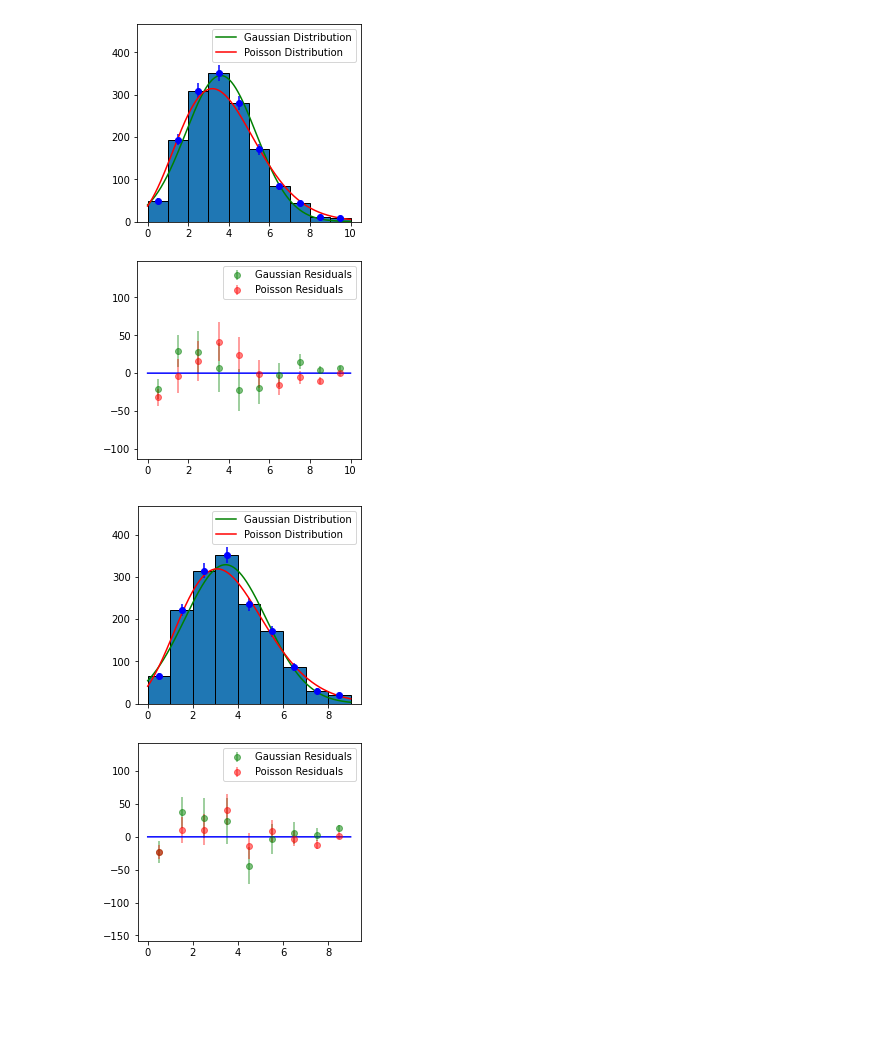
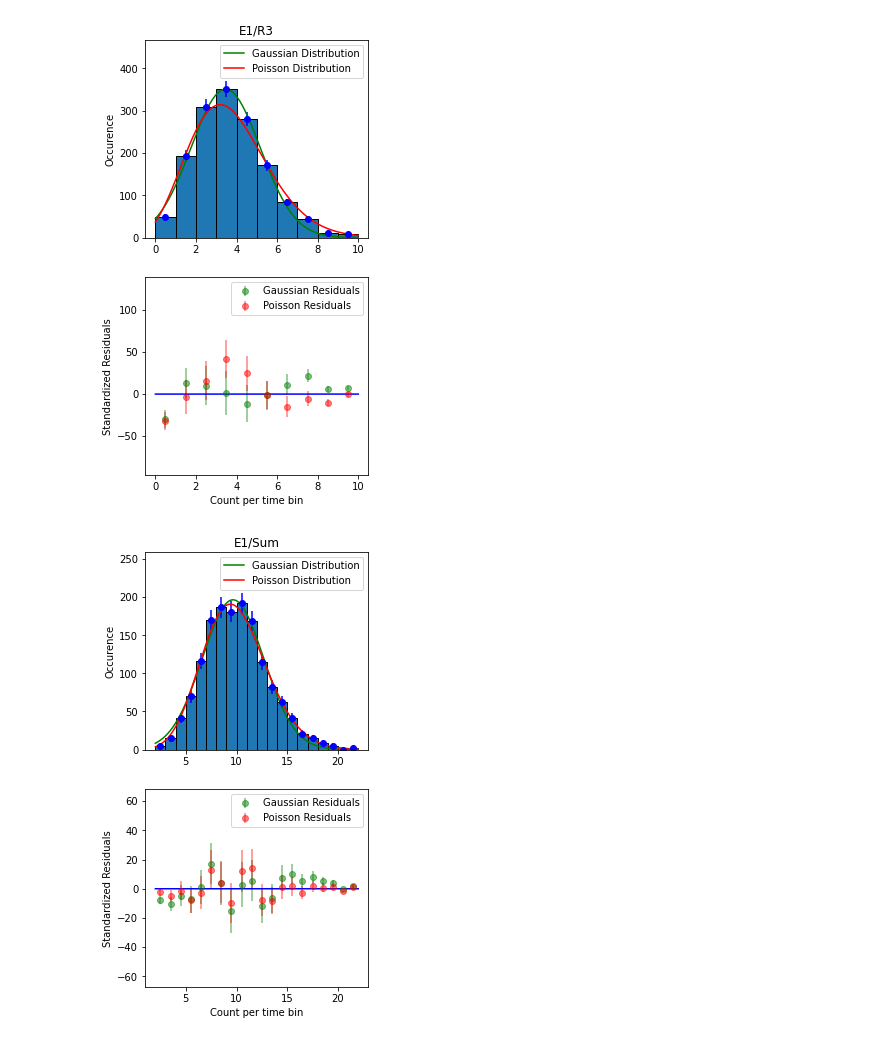
Before and after one commit to 3FI/PHYS-258, a Jupyter notebook: Lab6/Lab6_Notebook.ipynb, the cells around one changed output. Drawn from its saved outputs; the diff is of its cells as text; code cells hidden in the pictures; blank space fills up the shorter version.

```diff
--- a/Lab6/Lab6_Notebook.ipynb
+++ b/Lab6/Lab6_Notebook.ipynb
@@ -20,11 +20,13 @@ E1 = []
 E1.append(np.genfromtxt("E1.csv", delimiter=",", usecols=(1), skip_header=1))
 E1.append(np.genfromtxt("E1.csv", delimiter=",", usecols=(3), skip_header=1))
 E1.append(np.genfromtxt("E1.csv", delimiter=",", usecols=(5), skip_header=1))
-E1_sum = E1[0]
-np.append(E1_sum,E1[1])
-np.append(E1_sum,E1[2])
+E1_sum=E1[0]+E1[1]+E1[2]
 E1.append(E1_sum)
+j=0
+list_run_num=['R1','R2','R3','Sum']
 for x in E1:
+    run_num=list_run_num[j]
+    j=j+1
     plt.figure(figsize=(4, 8))
     plt.subplot(2,1,1)
     n,bins,patches = plt.hist(x, density=False, edgecolor='black', bins = np.arange(min(x),max(x),1))
@@ -32,7 +34,7 @@ for x in E1:
     nerr=n**0.5
     norm = sum(n)
     plt.errorbar(x,n,yerr=nerr,fmt='ob')
-    popt,pcov = optimize.curve_fit(Gaussian,xdata=x, ydata=n,p0=[3.5,1,norm],bounds=((-np.inf,-np.inf,norm-0.0001), (np.inf,np.inf,norm)),sigma=nerr)
+    popt,pcov = optimize.curve_fit(Gaussian,xdata=x, ydata=n,p0=[6,5,norm],bounds=((-np.inf,-np.inf,norm-0.0001), (np.inf,np.inf,norm)))
     perr = np.sqrt(np.diag(pcov))
     print("Gaussian Fit")
     print('Mean: '+str(popt[0])+' +/- '+str(perr[0]))
@@ -40,7 +42,7 @@ for x in E1:
     print('-'*50)
     gpopt=popt
     gperr=perr
-    popt,pcov = optimize.curve_fit(Poisson,xdata=x, ydata=n, p0=[3.5,norm],bounds=((-np.inf,norm-0.0001), (np.inf,norm)),sigma=nerr)
+    popt,pcov = optimize.curve_fit(Poisson,xdata=x, ydata=n, p0=[6,norm],bounds=((-np.inf,norm-0.0001), (np.inf,norm)))
     perr = np.sqrt(np.diag(pcov))
     print("Poisson Fit")
     print('Mean: '+str(popt[0])+' +/- '+str(perr[0]))
@@ -57,6 +59,8 @@ for x in E1:
     ymin, ymax = plt.ylim()
     plt.xlim(xmin, xmax)
     plt.ylim(ymin * 1.2, ymax * 1.2)
+    plt.ylabel('Occurence')
+    plt.title('E1/'+run_num)
     plt.subplot(2,1,2)
     u_n=[]
     for i in np.linspace(0,len(n)-1,len(n)):
@@ -69,6 +73,9 @@ for x in E1:
     ymin, ymax = plt.ylim()
     plt.xlim(xmin, xmax)
     plt.ylim(ymin * 2, ymax * 2)
+    plt.xlabel('Count per time bin')
+    plt.ylabel('Standardized Residuals')
     plt.legend()
     plt.show
+    plt.savefig('E1/'+run_num)
 # %% [output]
@@ -94,5 +101,5 @@ Mean: 3.5908443177178633 +/- 0.08421394753579069
-[figure, old version]
+[figure, new version]
-[figure, old version]
+[figure, new version]
 # %%
 E2 = []
 E2.append(np.genfromtxt("E2.csv", delimiter=",", usecols=(1), skip_header=1))
```
Also changed, not shown: parts of 7 cells of this notebook, 41 other files.
